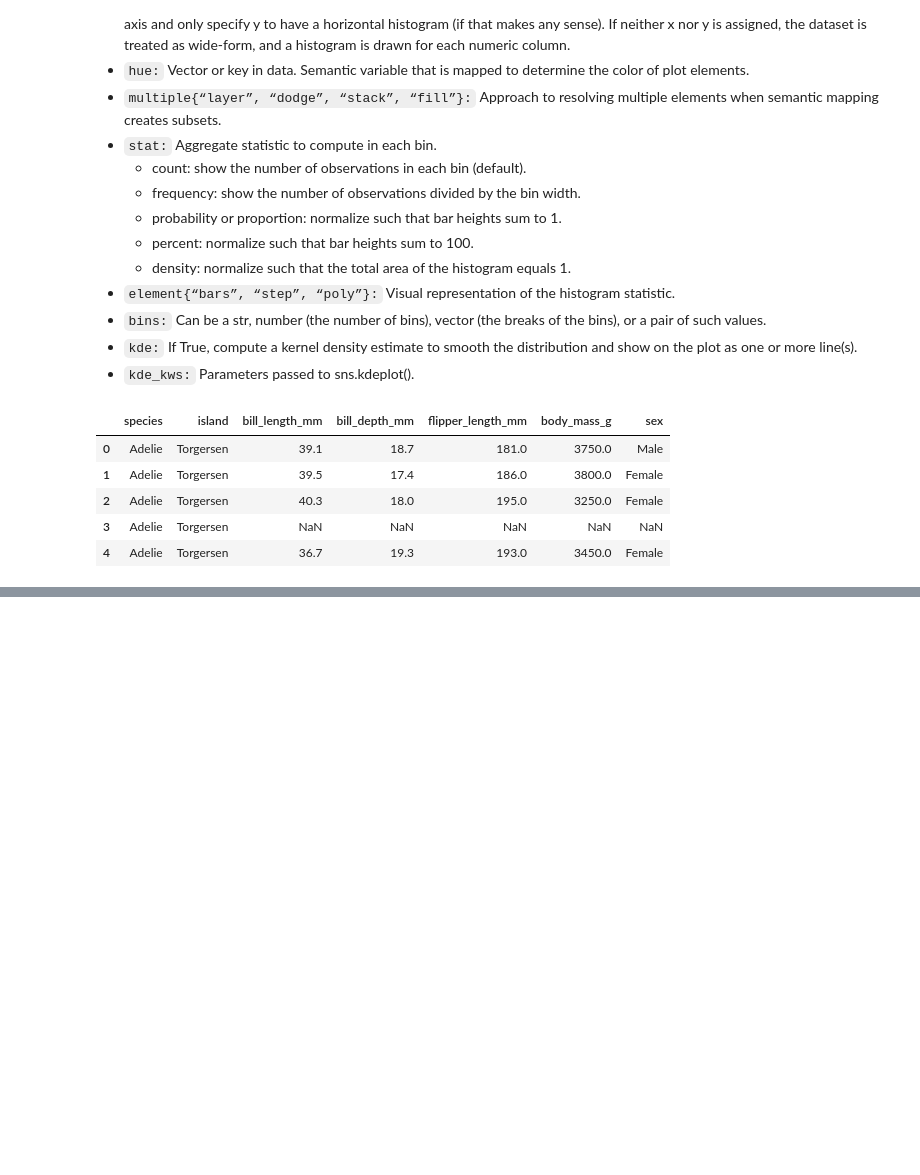
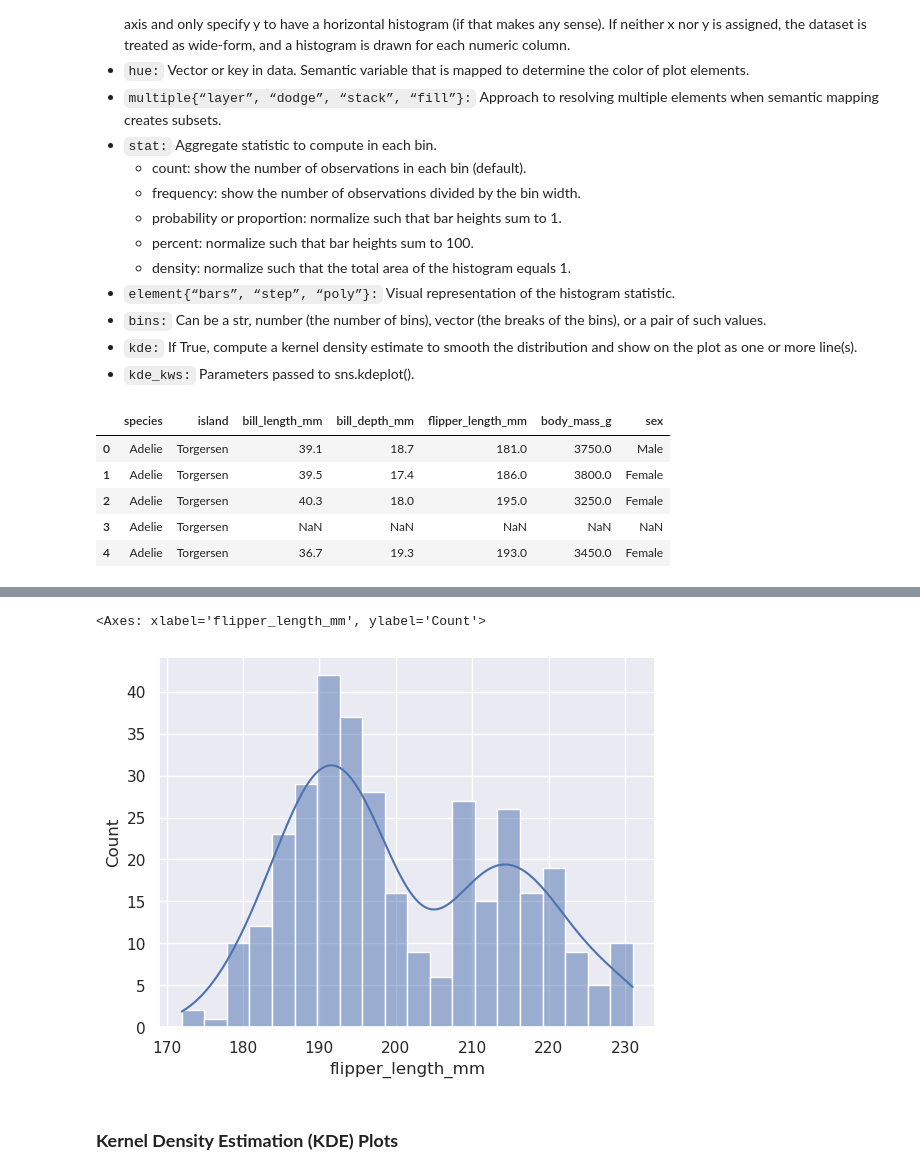
Before and after one commit to AindreaAjax/ML_Introduction, a Jupyter notebook: Data_Visualization/06_Visualizing_distributions.ipynb, the cells around one changed output, grey strips where cells are left out. Drawn from its saved outputs; the diff is of its cells as text; code cells hidden in the pictures; blank space fills up the shorter version.

```diff
--- a/Data_Visualization/06_Visualizing_distributions.ipynb
+++ b/Data_Visualization/06_Visualizing_distributions.ipynb
@@ -81,0 +82,7 @@ sns.histplot(data, x="bill_length_mm", hue="species", element="step", kde=True)
+# %%
+sns.histplot(data, x="flipper_length_mm", kde=True, bins=20)
+# %% [output]
+<Axes: xlabel='flipper_length_mm', ylabel='Count'>
+[figure, added]
+# %% [markdown]
+### **Kernel Density Estimation (KDE) Plots**
```
Also changed, not shown: parts of 7 cells of this notebook.
